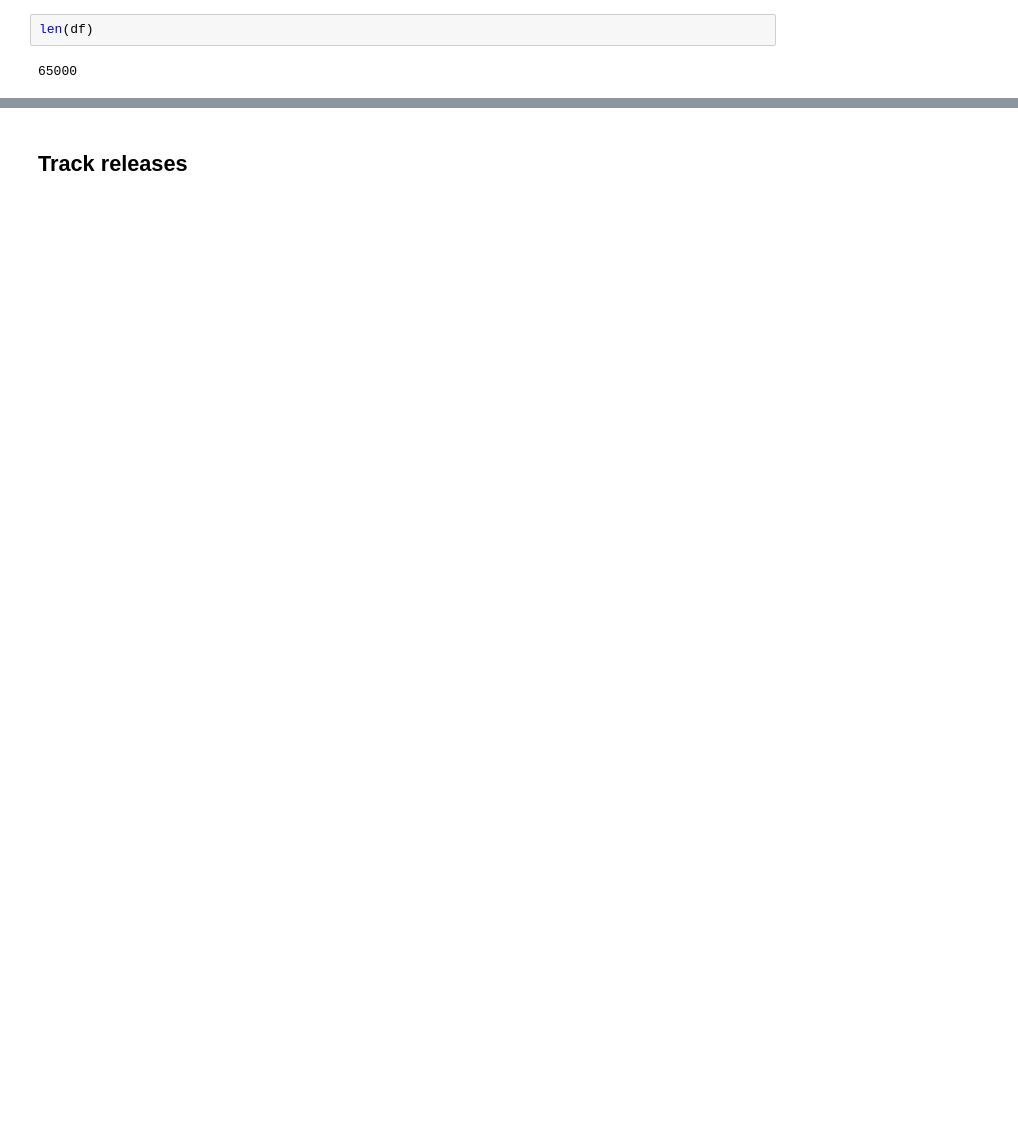
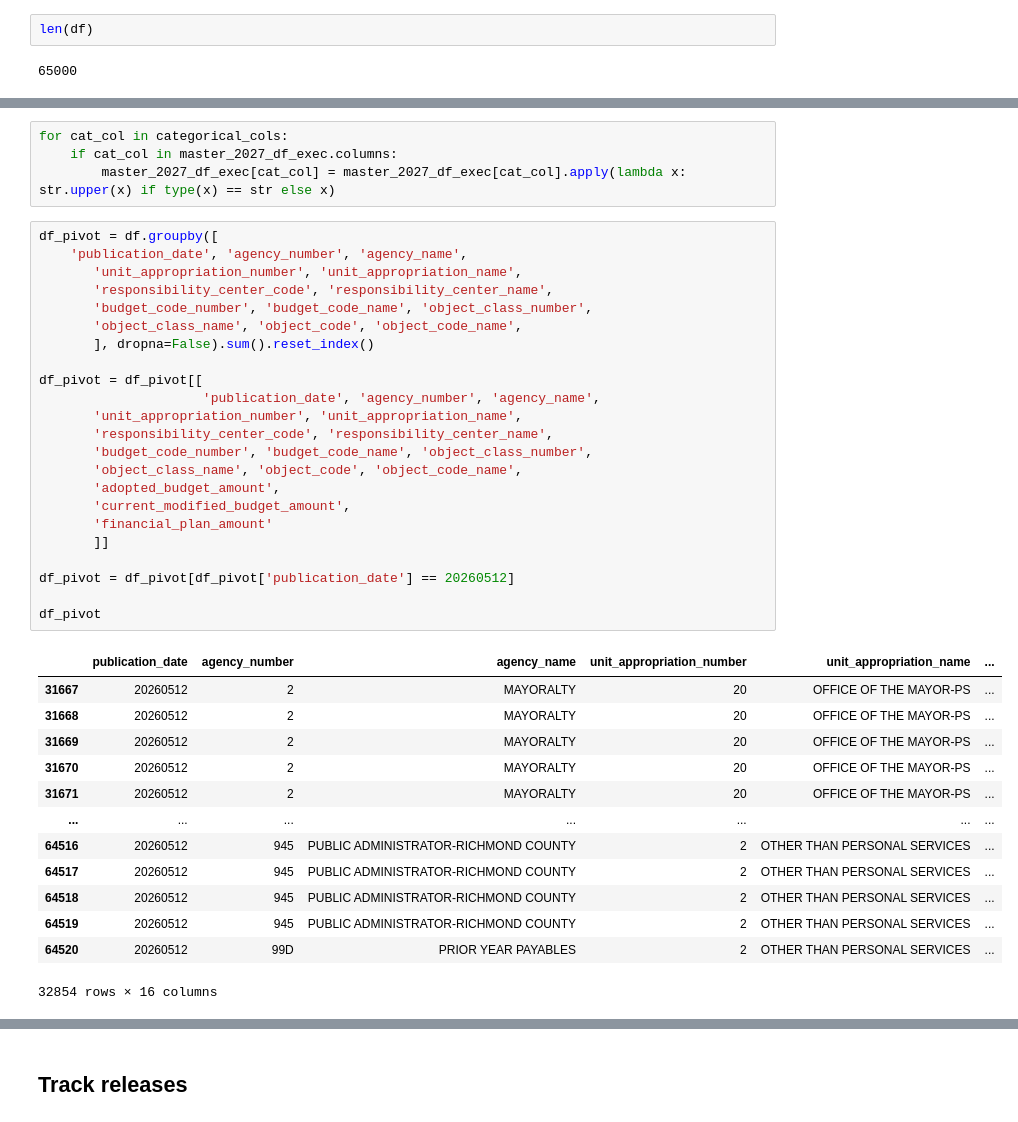
Before and after one commit to vHepp/nyc-budget-compare, a Jupyter notebook: Python/apiv3.ipynb, the cells around one changed output, grey strips where cells are left out. Drawn from its saved outputs; the diff is of its cells as text; blank space fills up the shorter version.

```diff
--- a/Python/apiv3.ipynb
+++ b/Python/apiv3.ipynb
@@ -282,0 +307,41 @@ df
+# %%
+for cat_col in categorical_cols:
+    if cat_col in master_2027_df_exec.columns:
+        master_2027_df_exec[cat_col] = master_2027_df_exec[cat_col].apply(lambda x: str.upper(x) if type(x) == str else x)
+# %%
+df_pivot = df.groupby([
+    'publication_date', 'agency_number', 'agency_name',
+       'unit_appropriation_number', 'unit_appropriation_name',
+       'responsibility_center_code', 'responsibility_center_name',
+       'budget_code_number', 'budget_code_name', 'object_class_number',
+       'object_class_name', 'object_code', 'object_code_name',
+       ], dropna=False).sum().reset_index()
+
+df_pivot = df_pivot[[
+                     'publication_date', 'agency_number', 'agency_name',
+       'unit_appropriation_number', 'unit_appropriation_name',
+       'responsibility_center_code', 'responsibility_center_name',
+       'budget_code_number', 'budget_code_name', 'object_class_number',
+       'object_class_name', 'object_code', 'object_code_name',
+       'adopted_budget_amount',
+       'current_modified_budget_amount',
+       'financial_plan_amount'
+       ]]
+
+df_pivot = df_pivot[df_pivot['publication_date'] == 20260512]
+
+df_pivot
+# %% [output]
+|  | publication_date | agency_number | agency_name | unit_appropriation_number | unit_appropriation_name | ... |
+| 31667 | 20260512 | 2 | MAYORALTY | 20 | OFFICE OF THE MAYOR-PS | ... |
+| 31668 | 20260512 | 2 | MAYORALTY | 20 | OFFICE OF THE MAYOR-PS | ... |
+| 31669 | 20260512 | 2 | MAYORALTY | 20 | OFFICE OF THE MAYOR-PS | ... |
+| 31670 | 20260512 | 2 | MAYORALTY | 20 | OFFICE OF THE MAYOR-PS | ... |
+| 31671 | 20260512 | 2 | MAYORALTY | 20 | OFFICE OF THE MAYOR-PS | ... |
+| ... | ... | ... | ... | ... | ... | ... |
+| 64516 | 20260512 | 945 | PUBLIC ADMINISTRATOR-RICHMOND COUNTY | 2 | OTHER THAN PERSONAL SERVICES | ... |
+| 64517 | 20260512 | 945 | PUBLIC ADMINISTRATOR-RICHMOND COUNTY | 2 | OTHER THAN PERSONAL SERVICES | ... |
+| 64518 | 20260512 | 945 | PUBLIC ADMINISTRATOR-RICHMOND COUNTY | 2 | OTHER THAN PERSONAL SERVICES | ... |
+| 64519 | 20260512 | 945 | PUBLIC ADMINISTRATOR-RICHMOND COUNTY | 2 | OTHER THAN PERSONAL SERVICES | ... |
+| 64520 | 20260512 | 99D | PRIOR YEAR PAYABLES | 2 | OTHER THAN PERSONAL SERVICES | ... |
+32854 rows × 16 columns
```
Also changed, not shown: parts of 37 cells of this notebook, 6 other files.
